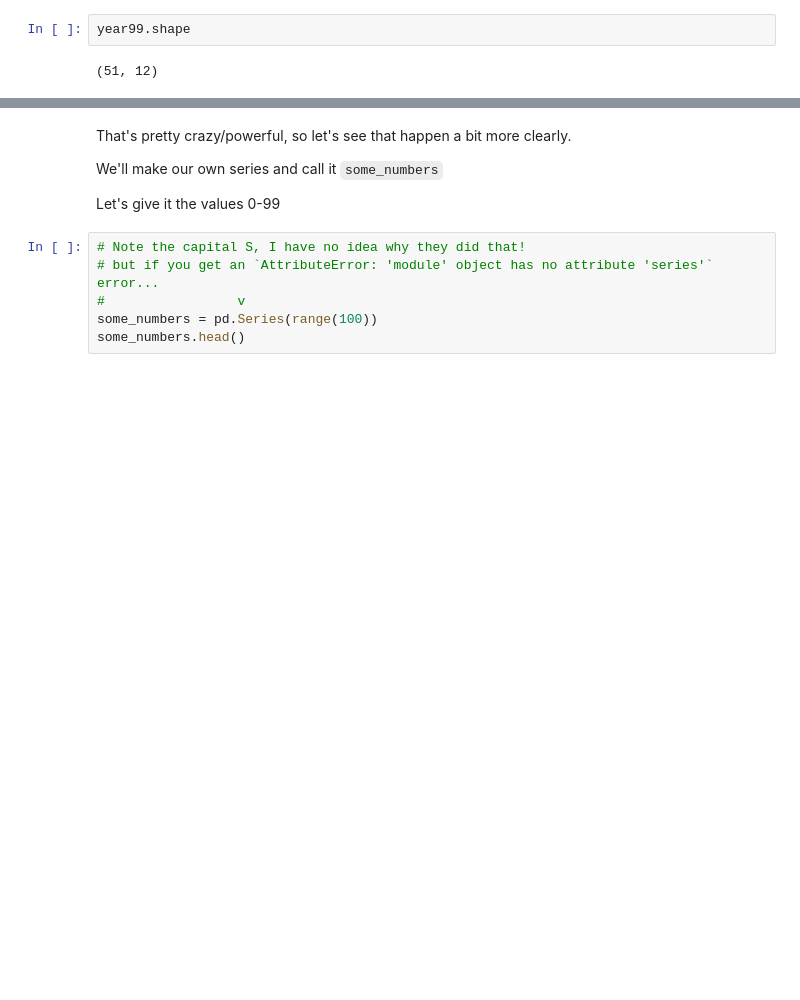
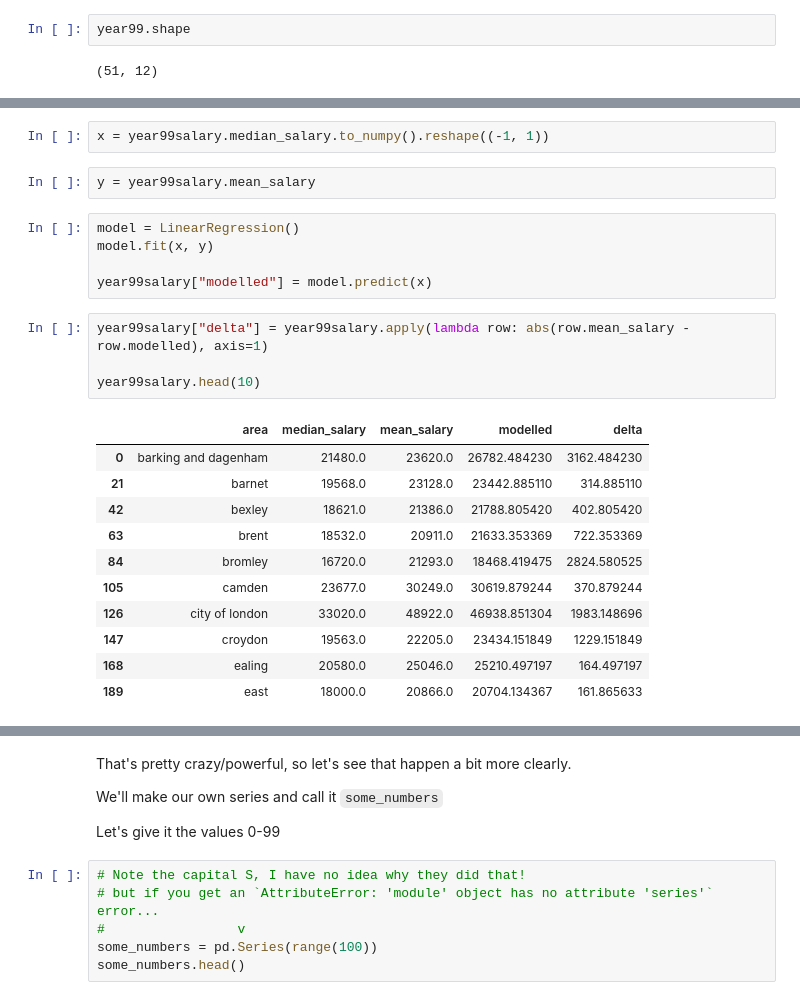
Before and after one commit to ShawnTew/OpenDataProject, a Jupyter notebook: basic_pandas.ipynb, the cells around one changed output, grey strips where cells are left out. Drawn from its saved outputs; the diff is of its cells as text; blank space fills up the shorter version.

```diff
--- a/basic_pandas.ipynb
+++ b/basic_pandas.ipynb
@@ -196,0 +197,25 @@ ValueError: Input contains NaN, infinity or a value too large for dtype('float64
+# %%
+x = year99salary.median_salary.to_numpy().reshape((-1, 1))
+# %%
+y = year99salary.mean_salary
+# %%
+model = LinearRegression()
+model.fit(x, y)
+
+year99salary["modelled"] = model.predict(x)
+# %%
+year99salary["delta"] = year99salary.apply(lambda row: abs(row.mean_salary - row.modelled), axis=1)
+
+year99salary.head(10)
+# %% [output]
+|  | area | median_salary | mean_salary | modelled | delta |
+| 0 | barking and dagenham | 21480.0 | 23620.0 | 26782.484230 | 3162.484230 |
+| 21 | barnet | 19568.0 | 23128.0 | 23442.885110 | 314.885110 |
+| 42 | bexley | 18621.0 | 21386.0 | 21788.805420 | 402.805420 |
+| 63 | brent | 18532.0 | 20911.0 | 21633.353369 | 722.353369 |
+| 84 | bromley | 16720.0 | 21293.0 | 18468.419475 | 2824.580525 |
+| 105 | camden | 23677.0 | 30249.0 | 30619.879244 | 370.879244 |
+| 126 | city of london | 33020.0 | 48922.0 | 46938.851304 | 1983.148696 |
+| 147 | croydon | 19563.0 | 22205.0 | 23434.151849 | 1229.151849 |
+| 168 | ealing | 20580.0 | 25046.0 | 25210.497197 | 164.497197 |
+| 189 | east | 18000.0 | 20866.0 | 20704.134367 | 161.865633 |
```
Also changed, not shown: parts of 32 cells of this notebook.
